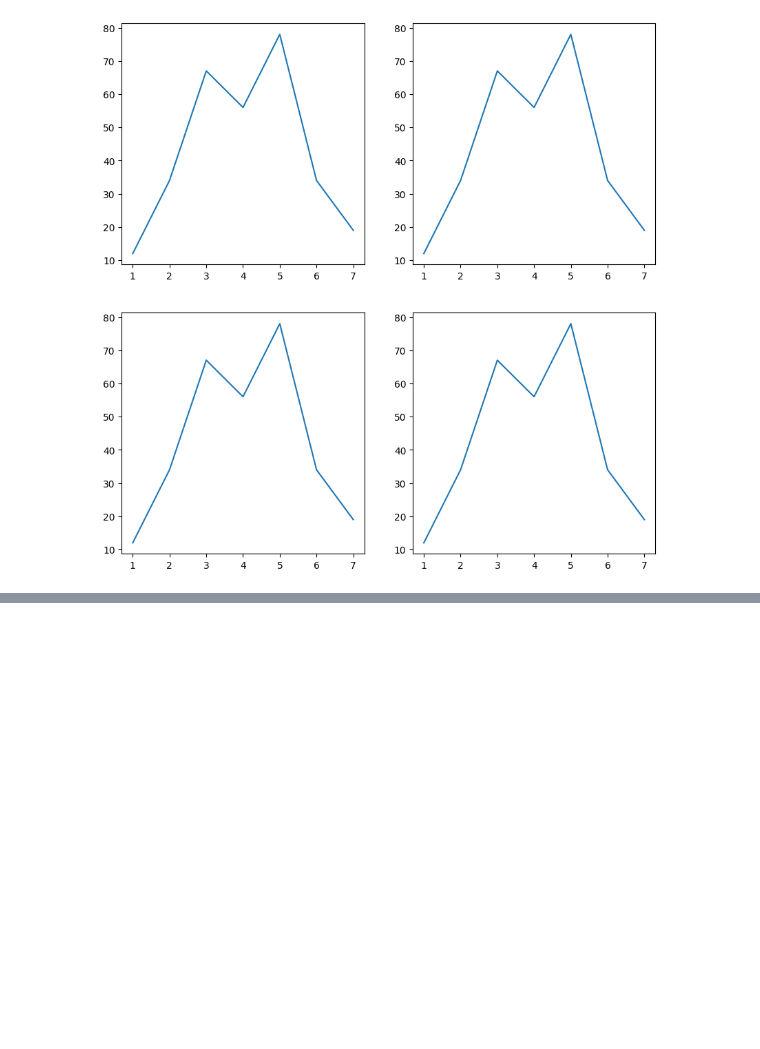
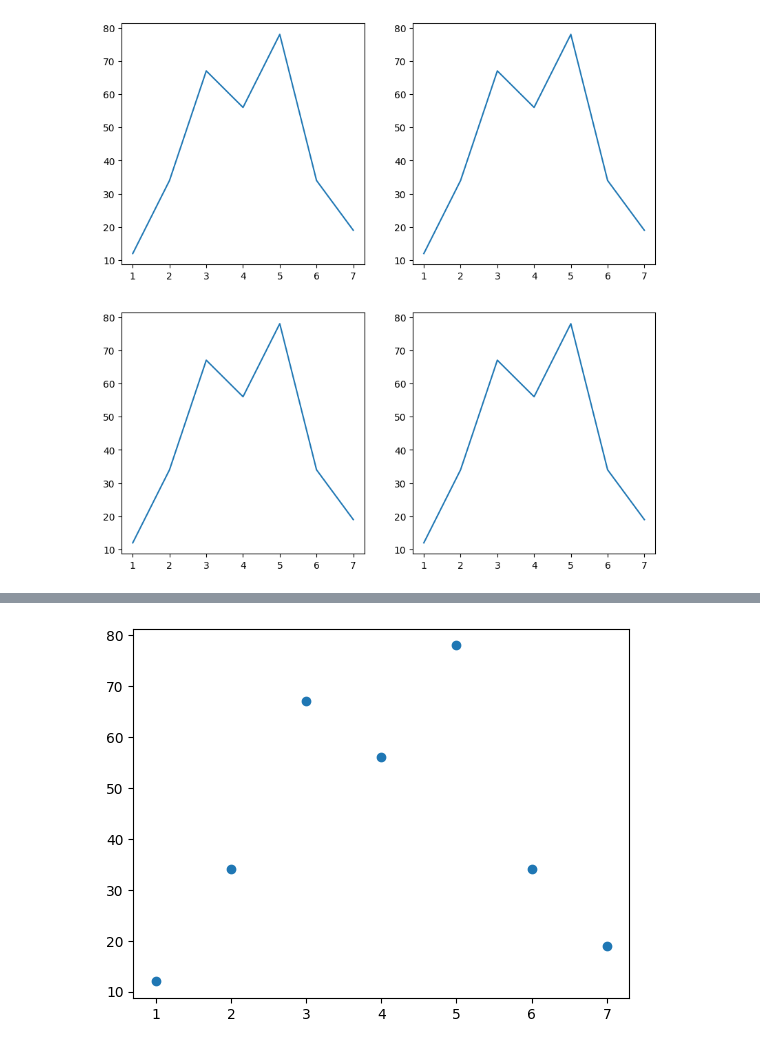
Before and after one commit to MuhammadRehanKhalid/Ehunar_ML_AI, a Jupyter notebook: M_9_Matplotlib.ipynb, the cells around one changed output, grey strips where cells are left out. Cells and saved outputs as stored; diff of their text form; code cells hidden in the pictures; blank space fills up the shorter version.

```diff
--- a/M_9_Matplotlib.ipynb
+++ b/M_9_Matplotlib.ipynb
@@ -119,0 +122,16 @@ plt.show()
+# %%
+# prepare data
+x = [1,2,3,4,5,6,7]
+y = [12,34,67,56,78,34,19]
+# Create Canvas for multiple rooms
+# need fig size
+
+# home, ((room1, room2),(room3, room4)) = plt.subplots(nrows=2, ncols=2, figsize = (10,10))
+# Create plot
+# Line
+fig, sub_plot = plt.subplots()
+sub_plot.plot(x,y)
+plt.show()
+# scatter
+# Bar
+# Hisj
@@ -119,0 +140,7 @@ plt.show()
+# %%
+# Scatter plot
+fig, sub_plot = plt.subplots()
+sub_plot.scatter(x,y)
+plt.show()
+# %% [output]
+[figure, added]
```
Also changed, not shown: parts of 11 cells of this notebook.
